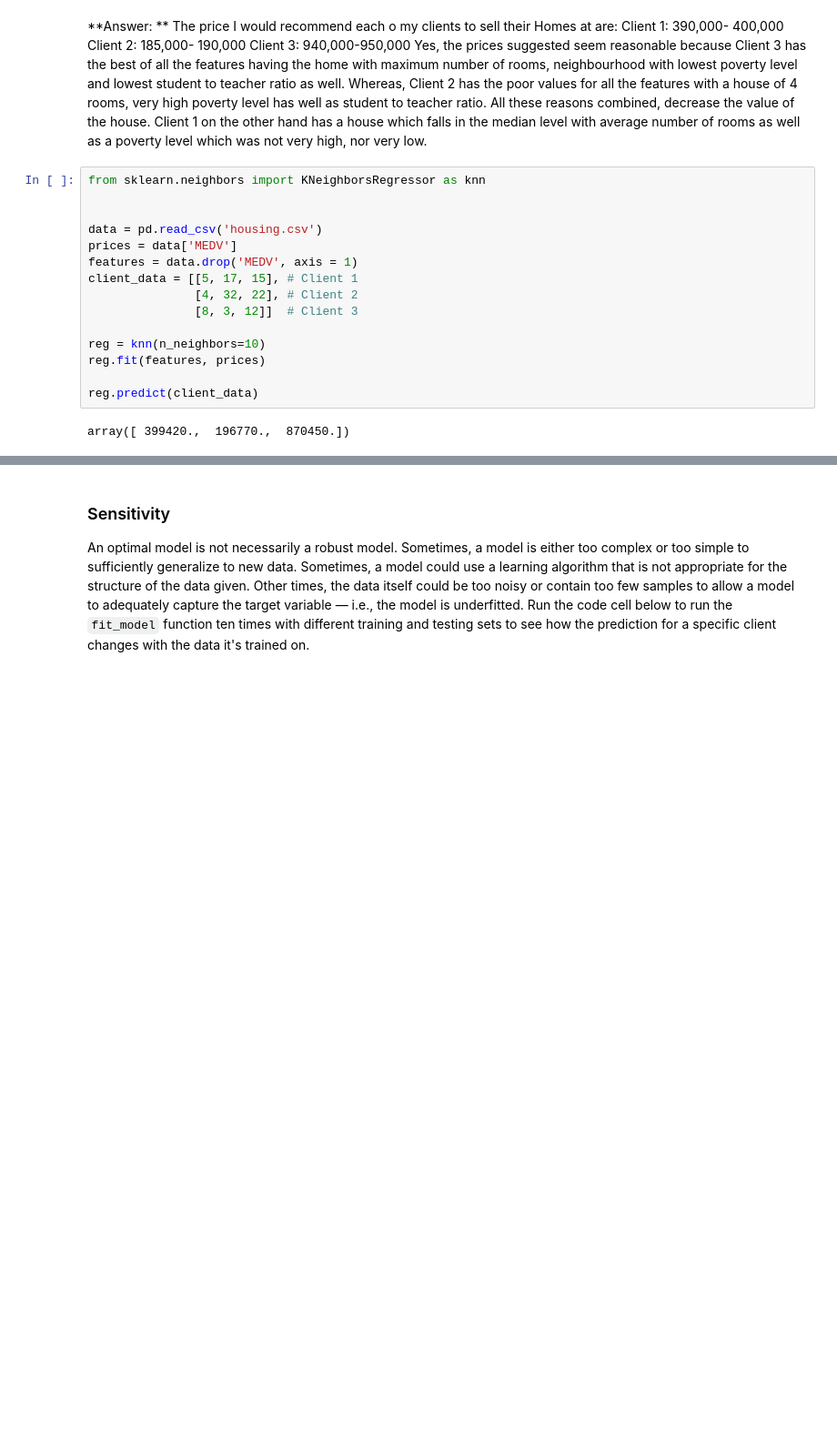
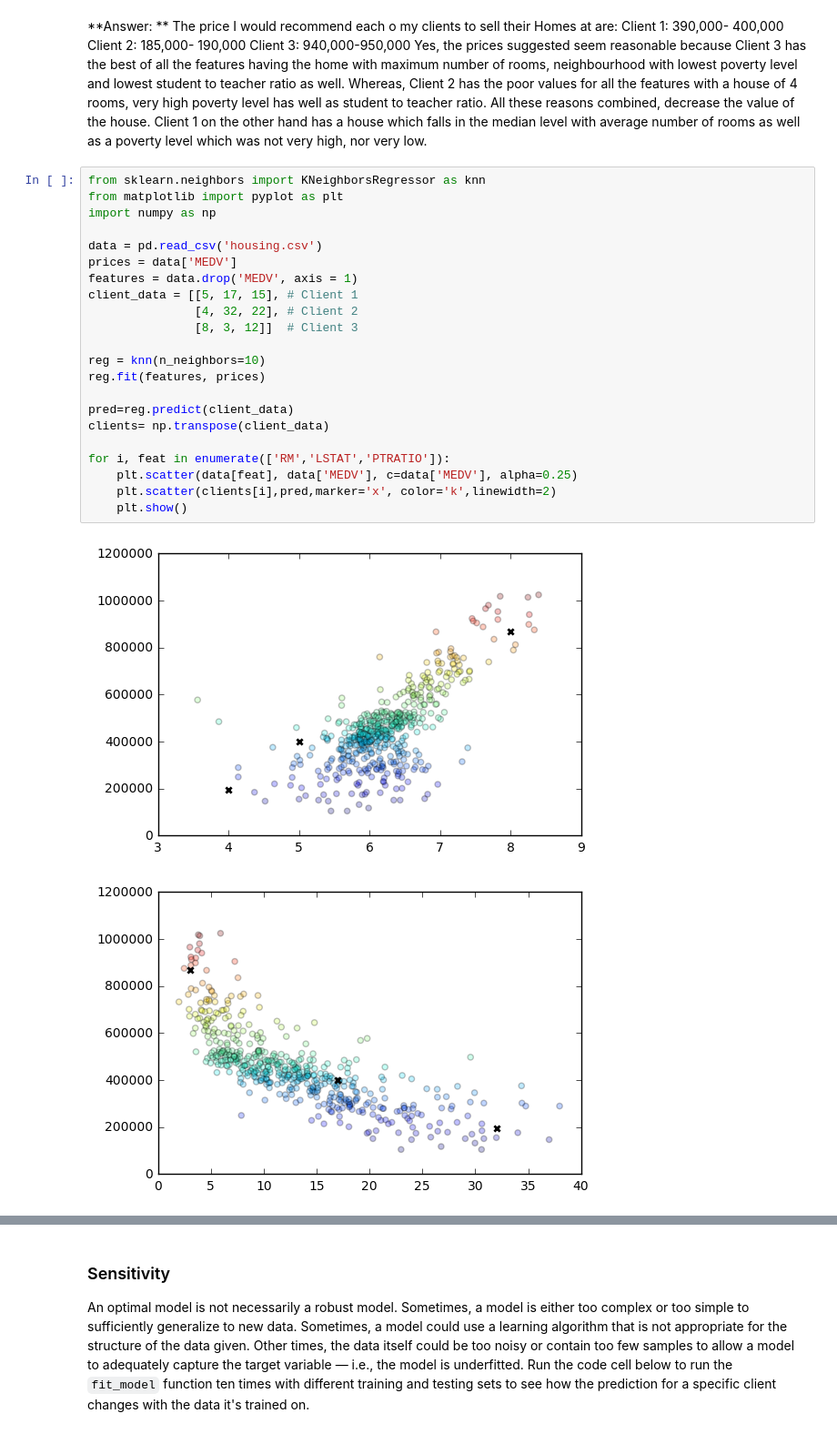
Before and after one commit to ronaktanna1/Boston_housing, a Jupyter notebook: boston_housing.ipynb, the cells around one changed output, grey strips where cells are left out. Shown: that part at 91% size. Saved outputs shown, nothing was run; the diff lists cells and outputs as text; blank space fills up the shorter version.

```diff
--- a/boston_housing.ipynb
+++ b/boston_housing.ipynb
@@ -357,18 +357,26 @@ Yes, the prices suggested seem reasonable because Client 3 has the best of all t
 Client 1 on the other hand has a house which falls in the median level with average number of rooms as well as a poverty level which was not very high, nor very low.
 # %%
 from sklearn.neighbors import KNeighborsRegressor as knn
-
+from matplotlib import pyplot as plt
+import numpy as np
 
 data = pd.read_csv('housing.csv')
 prices = data['MEDV']
 features = data.drop('MEDV', axis = 1)
 client_data = [[5, 17, 15], # Client 1
                [4, 32, 22], # Client 2
                [8, 3, 12]]  # Client 3
 
 reg = knn(n_neighbors=10)
 reg.fit(features, prices)
 
-reg.predict(client_data)
+pred=reg.predict(client_data)
+clients= np.transpose(client_data)
+
+for i, feat in enumerate(['RM','LSTAT','PTRATIO']):
+    plt.scatter(data[feat], data['MEDV'], c=data['MEDV'], alpha=0.25)
+    plt.scatter(clients[i],pred,marker='x', color='k',linewidth=2)
+    plt.show()
 # %% [output]
-array([ 399420.,  196770.,  870450.])
+[figure, added]
+[figure, added]
```
Also changed, not shown: parts of 3 cells of this notebook.
